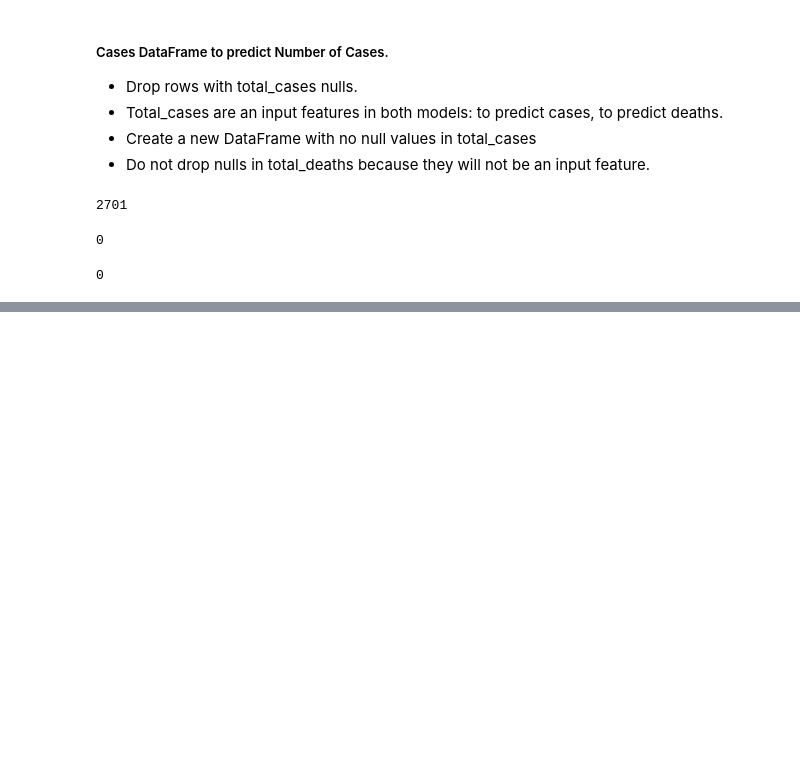
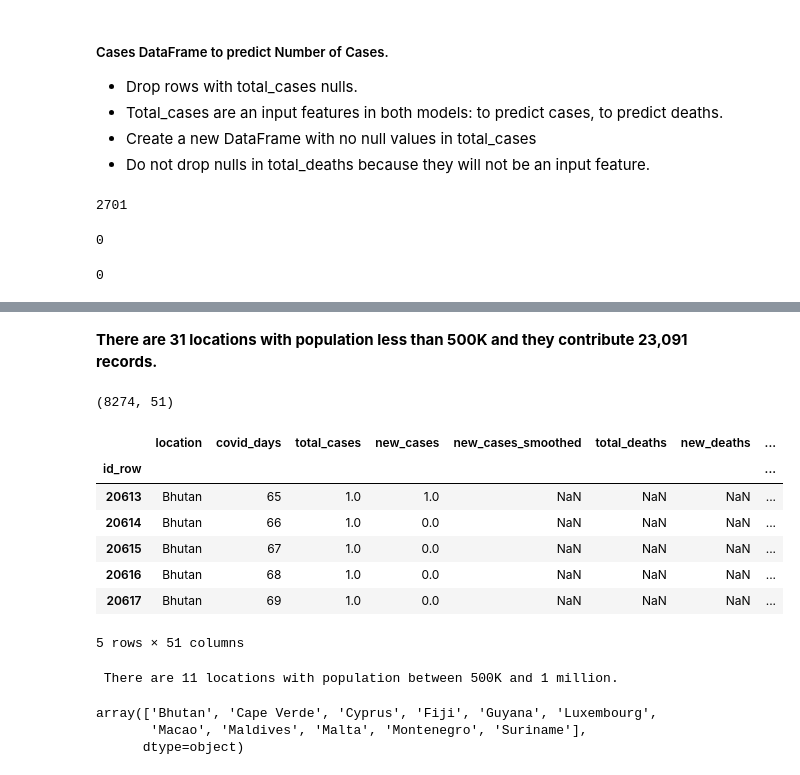
Before and after one commit to Magzzie/COVID-19_Analysis, a Jupyter notebook: COVID-19_Analysis_DB.ipynb, the cells around one changed output, grey strips where cells are left out. Saved outputs shown, nothing was run; the diff lists cells and outputs as text; code cells hidden in the pictures; blank space fills up the shorter version.

```diff
--- a/COVID-19_Analysis_DB.ipynb
+++ b/COVID-19_Analysis_DB.ipynb
@@ -763,0 +828,27 @@ days_cases_2_df.head()
+# %% [markdown]
+**There are 31 locations with population less than 500K and they contribute 23,091 records.**
+# %%
+# Create small population DataFrame.
+small_countries_df = days_cases_2_df[days_cases_2_df["population"].between(500000, 1000000, inclusive='left')]
+print(small_countries_df.shape)
+small_countries_df.head()
+# %% [output]
+(8274, 51)
+|  | location | covid_days | total_cases | new_cases | new_cases_smoothed | total_deaths | new_deaths | ... |
+| id_row |  |  |  |  |  |  |  | ... |
+| 20613 | Bhutan | 65 | 1.0 | 1.0 | NaN | NaN | NaN | ... |
+| 20614 | Bhutan | 66 | 1.0 | 0.0 | NaN | NaN | NaN | ... |
+| 20615 | Bhutan | 67 | 1.0 | 0.0 | NaN | NaN | NaN | ... |
+| 20616 | Bhutan | 68 | 1.0 | 0.0 | NaN | NaN | NaN | ... |
+| 20617 | Bhutan | 69 | 1.0 | 0.0 | NaN | NaN | NaN | ... |
+5 rows × 51 columns
+# %%
+# Check the names and count countries with small population value (500K - 1 mill).
+small_pop_locations = small_countries_df["location"].unique()
+print(f" There are {len(small_pop_locations)} locations with population between 500K and 1 million.")
+small_pop_locations
+# %% [output]
+ There are 11 locations with population between 500K and 1 million.
+array(['Bhutan', 'Cape Verde', 'Cyprus', 'Fiji', 'Guyana', 'Luxembourg',
+       'Macao', 'Maldives', 'Malta', 'Montenegro', 'Suriname'],
+      dtype=object)
```
Also changed, not shown: parts of 58 cells of this notebook.
